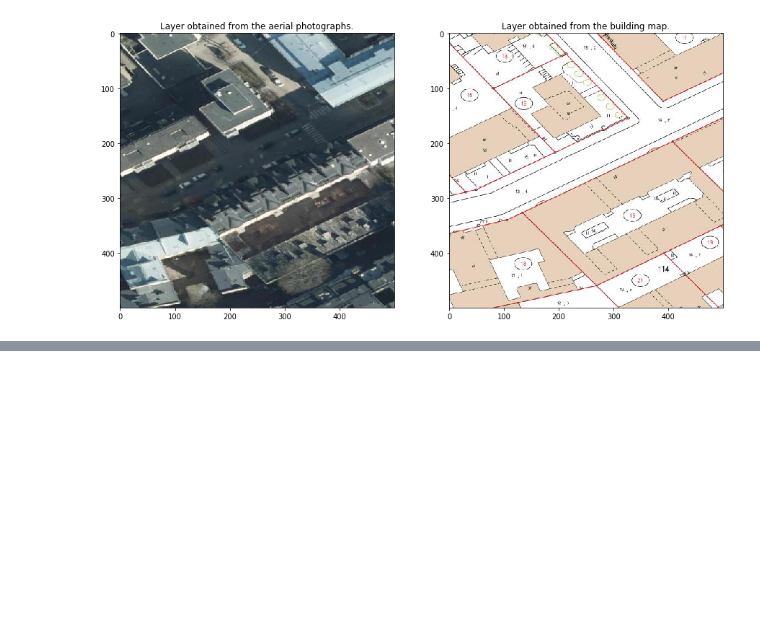
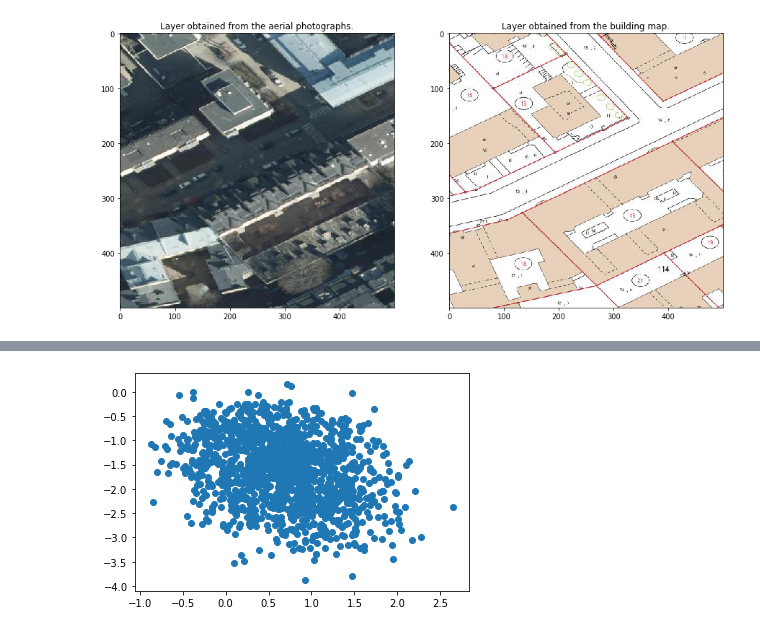
Before and after one commit to alexjungaalto/ResearchPublic, a Jupyter notebook: RoadMarkingHelsinki/RoadMarkingMonitoring.ipynb, the cells around one changed output, grey strips where cells are left out. Saved outputs shown, nothing was run; the diff lists cells and outputs as text; code cells hidden in the pictures; blank space fills up the shorter version.

```diff
--- a/RoadMarkingHelsinki/RoadMarkingMonitoring.ipynb
+++ b/RoadMarkingHelsinki/RoadMarkingMonitoring.ipynb
@@ -172,0 +309,15 @@ plt.show()
+# %%
+import numpy as np
+from sklearn.manifold import TSNE
+
+m = X.shape[0]
+n = X.shape[1]
+
+ProjMtx = np.random.randn(n,2)/n
+
+X_embedded = np.matmul(X,ProjMtx) #TSNE(n_components=2).fit_transform(X)
+
+plt.scatter(X_embedded[:,0], X_embedded[:,1])
+plt.show()
+# %% [output]
+[figure, added]
```
Also changed, not shown: parts of 29 cells of this notebook.
